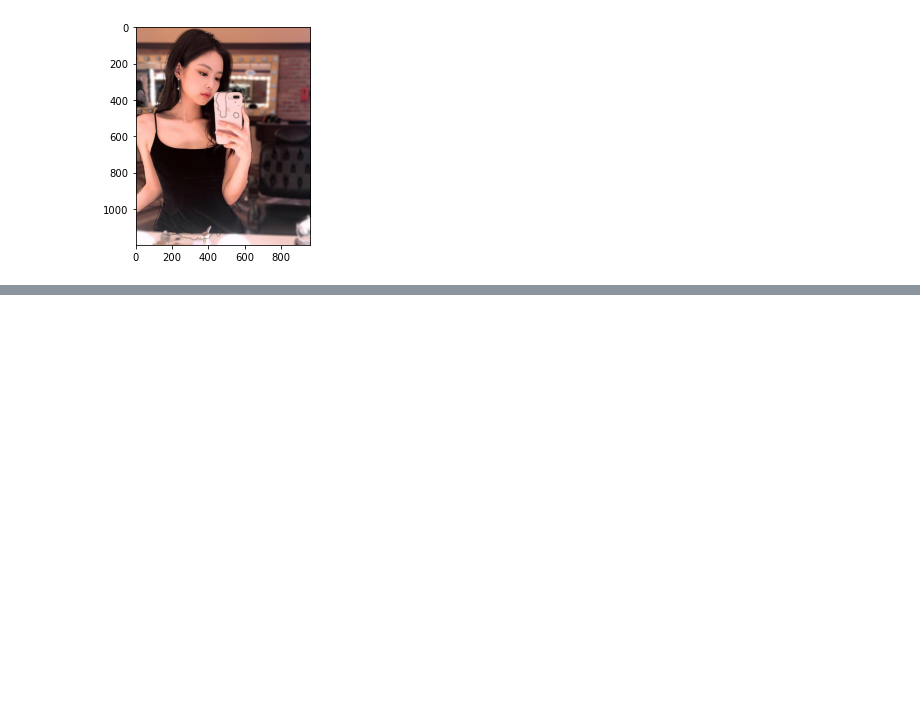
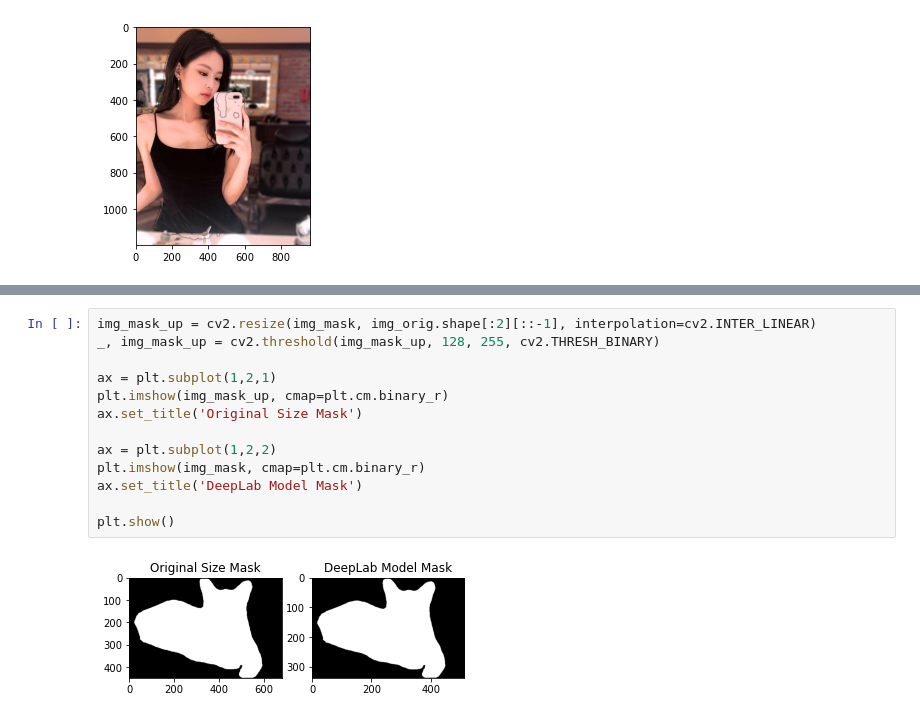
Before and after one commit to Jenny-Jo/aiffel1, a Jupyter notebook: [E10] 인물사진.ipynb, the cells around one changed output, grey strips where cells are left out. Saved outputs shown, nothing was run; the diff lists cells and outputs as text; blank space fills up the shorter version.

```diff
--- a/[E10] 인물사진.ipynb
+++ b/[E10] 인물사진.ipynb
@@ -149,0 +179,15 @@ plt.show()
+# %%
+img_mask_up = cv2.resize(img_mask, img_orig.shape[:2][::-1], interpolation=cv2.INTER_LINEAR)
+_, img_mask_up = cv2.threshold(img_mask_up, 128, 255, cv2.THRESH_BINARY)
+
+ax = plt.subplot(1,2,1)
+plt.imshow(img_mask_up, cmap=plt.cm.binary_r)
+ax.set_title('Original Size Mask')
+
+ax = plt.subplot(1,2,2)
+plt.imshow(img_mask, cmap=plt.cm.binary_r)
+ax.set_title('DeepLab Model Mask')
+
+plt.show()
+# %% [output]
+[figure, added]
```
Also changed, not shown: parts of 18 cells of this notebook.
